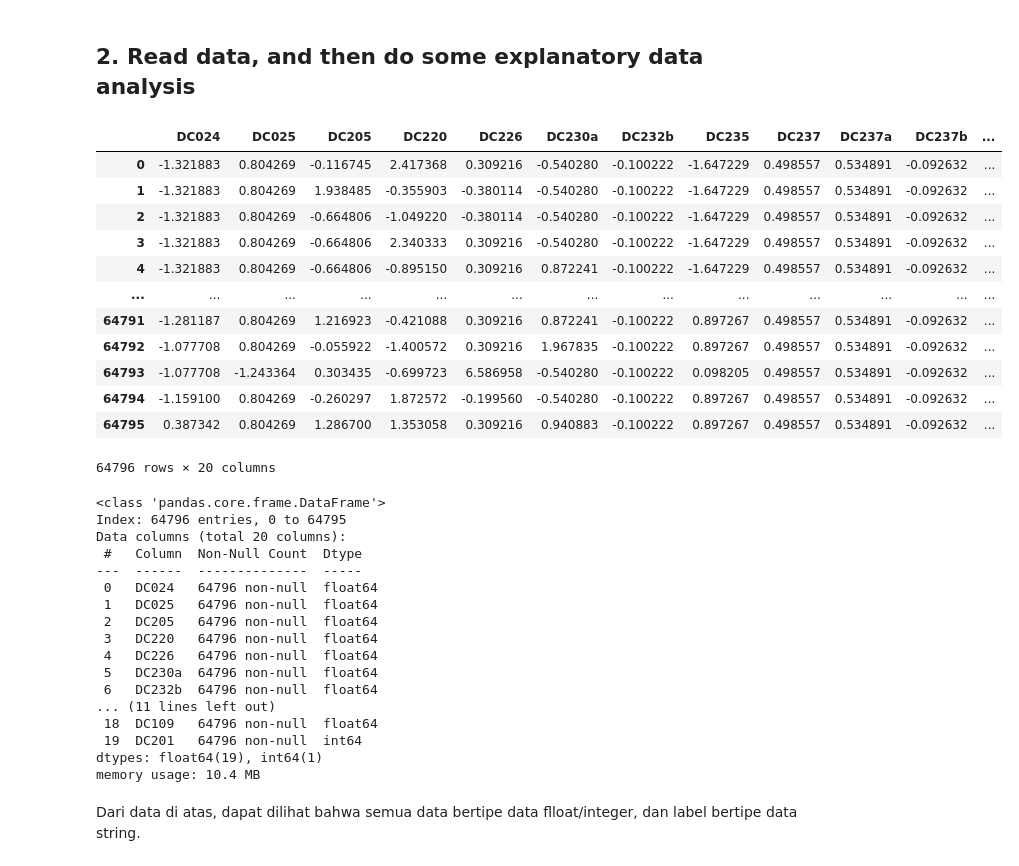
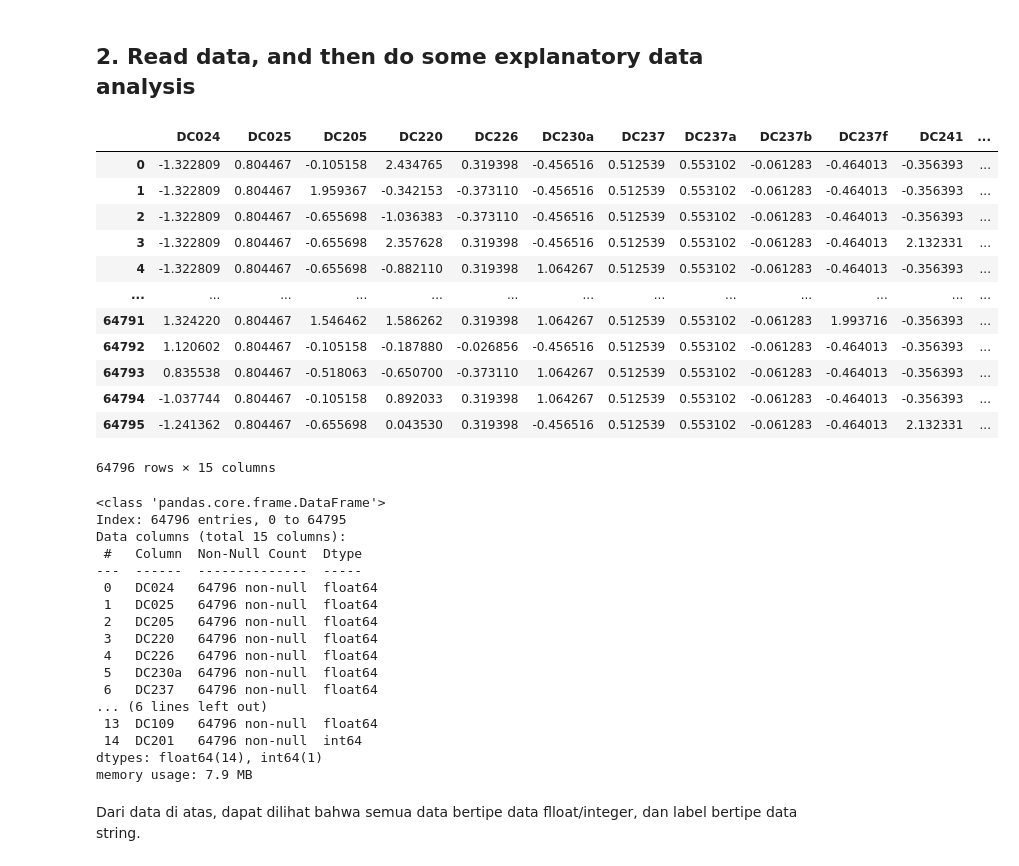
Before and after one commit to adrianuscharlie/DSC, a Jupyter notebook: Scalling/notebook_scale.ipynb, the cells around one changed output. Drawn from its saved outputs; the diff is of its cells as text; code cells hidden in the pictures.

```diff
--- a/Scalling/notebook_scale.ipynb
+++ b/Scalling/notebook_scale.ipynb
@@ -8,29 +8,29 @@ import numpy
 # %% [markdown]
 ## 2. Read data, and then do some explanatory data analysis
 # %%
-data=pd.read_csv('train_selected_scaled.csv',header=0,index_col=0)
+data=pd.read_csv('train_selected_scaled_round.csv',header=0,index_col=0)
 data
 # %% [output]
-|  | DC024 | DC025 | DC205 | DC220 | DC226 | DC230a | DC232b | DC235 | DC237 | DC237a | DC237b | ... |
-| 0 | -1.321883 | 0.804269 | -0.116745 | 2.417368 | 0.309216 | -0.540280 | -0.100222 | -1.647229 | 0.498557 | 0.534891 | -0.092632 | ... |
-| 1 | -1.321883 | 0.804269 | 1.938485 | -0.355903 | -0.380114 | -0.540280 | -0.100222 | -1.647229 | 0.498557 | 0.534891 | -0.092632 | ... |
-| 2 | -1.321883 | 0.804269 | -0.664806 | -1.049220 | -0.380114 | -0.540280 | -0.100222 | -1.647229 | 0.498557 | 0.534891 | -0.092632 | ... |
-| 3 | -1.321883 | 0.804269 | -0.664806 | 2.340333 | 0.309216 | -0.540280 | -0.100222 | -1.647229 | 0.498557 | 0.534891 | -0.092632 | ... |
-| 4 | -1.321883 | 0.804269 | -0.664806 | -0.895150 | 0.309216 | 0.872241 | -0.100222 | -1.647229 | 0.498557 | 0.534891 | -0.092632 | ... |
+|  | DC024 | DC025 | DC205 | DC220 | DC226 | DC230a | DC237 | DC237a | DC237b | DC237f | DC241 | ... |
+| 0 | -1.322809 | 0.804467 | -0.105158 | 2.434765 | 0.319398 | -0.456516 | 0.512539 | 0.553102 | -0.061283 | -0.464013 | -0.356393 | ... |
+| 1 | -1.322809 | 0.804467 | 1.959367 | -0.342153 | -0.373110 | -0.456516 | 0.512539 | 0.553102 | -0.061283 | -0.464013 | -0.356393 | ... |
+| 2 | -1.322809 | 0.804467 | -0.655698 | -1.036383 | -0.373110 | -0.456516 | 0.512539 | 0.553102 | -0.061283 | -0.464013 | -0.356393 | ... |
+| 3 | -1.322809 | 0.804467 | -0.655698 | 2.357628 | 0.319398 | -0.456516 | 0.512539 | 0.553102 | -0.061283 | -0.464013 | 2.132331 | ... |
+| 4 | -1.322809 | 0.804467 | -0.655698 | -0.882110 | 0.319398 | 1.064267 | 0.512539 | 0.553102 | -0.061283 | -0.464013 | -0.356393 | ... |
 | ... | ... | ... | ... | ... | ... | ... | ... | ... | ... | ... | ... | ... |
-| 64791 | -1.281187 | 0.804269 | 1.216923 | -0.421088 | 0.309216 | 0.872241 | -0.100222 | 0.897267 | 0.498557 | 0.534891 | -0.092632 | ... |
-| 64792 | -1.077708 | 0.804269 | -0.055922 | -1.400572 | 0.309216 | 1.967835 | -0.100222 | 0.897267 | 0.498557 | 0.534891 | -0.092632 | ... |
-| 64793 | -1.077708 | -1.243364 | 0.303435 | -0.699723 | 6.586958 | -0.540280 | -0.100222 | 0.098205 | 0.498557 | 0.534891 | -0.092632 | ... |
-| 64794 | -1.159100 | 0.804269 | -0.260297 | 1.872572 | -0.199560 | -0.540280 | -0.100222 | 0.897267 | 0.498557 | 0.534891 | -0.092632 | ... |
-| 64795 | 0.387342 | 0.804269 | 1.286700 | 1.353058 | 0.309216 | 0.940883 | -0.100222 | 0.897267 | 0.498557 | 0.534891 | -0.092632 | ... |
+| 64791 | 1.324220 | 0.804467 | 1.546462 | 1.586262 | 0.319398 | 1.064267 | 0.512539 | 0.553102 | -0.061283 | 1.993716 | -0.356393 | ... |
+| 64792 | 1.120602 | 0.804467 | -0.105158 | -0.187880 | -0.026856 | -0.456516 | 0.512539 | 0.553102 | -0.061283 | -0.464013 | -0.356393 | ... |
+| 64793 | 0.835538 | 0.804467 | -0.518063 | -0.650700 | -0.373110 | 1.064267 | 0.512539 | 0.553102 | -0.061283 | -0.464013 | -0.356393 | ... |
+| 64794 | -1.037744 | 0.804467 | -0.105158 | 0.892033 | 0.319398 | 1.064267 | 0.512539 | 0.553102 | -0.061283 | -0.464013 | -0.356393 | ... |
+| 64795 | -1.241362 | 0.804467 | -0.655698 | 0.043530 | 0.319398 | -0.456516 | 0.512539 | 0.553102 | -0.061283 | -0.464013 | 2.132331 | ... |
-64796 rows × 20 columns
+64796 rows × 15 columns
 # %%
 # gather information about data attribute
 data.info()
 # %% [output]
 <class 'pandas.core.frame.DataFrame'>
 Index: 64796 entries, 0 to 64795
-Data columns (total 20 columns):
+Data columns (total 15 columns):
  #   Column  Non-Null Count  Dtype
 ---  ------  --------------  -----
  0   DC024   64796 non-null  float64
@@ -39,12 +39,12 @@ Data columns (total 20 columns):
  3   DC220   64796 non-null  float64
  4   DC226   64796 non-null  float64
  5   DC230a  64796 non-null  float64
- 6   DC232b  64796 non-null  float64
-... (11 lines left out)
- 18  DC109   64796 non-null  float64
- 19  DC201   64796 non-null  int64
-dtypes: float64(19), int64(1)
-memory usage: 10.4 MB
+ 6   DC237   64796 non-null  float64
+... (6 lines left out)
+ 13  DC109   64796 non-null  float64
+ 14  DC201   64796 non-null  int64
+dtypes: float64(14), int64(1)
+memory usage: 7.9 MB
 # %% [markdown]
 Dari data di atas, dapat dilihat bahwa semua data bertipe data flloat/integer, dan label bertipe data string.
 # %% [markdown]
```
Also changed, not shown: parts of 10 cells of this notebook, 17 other files.
